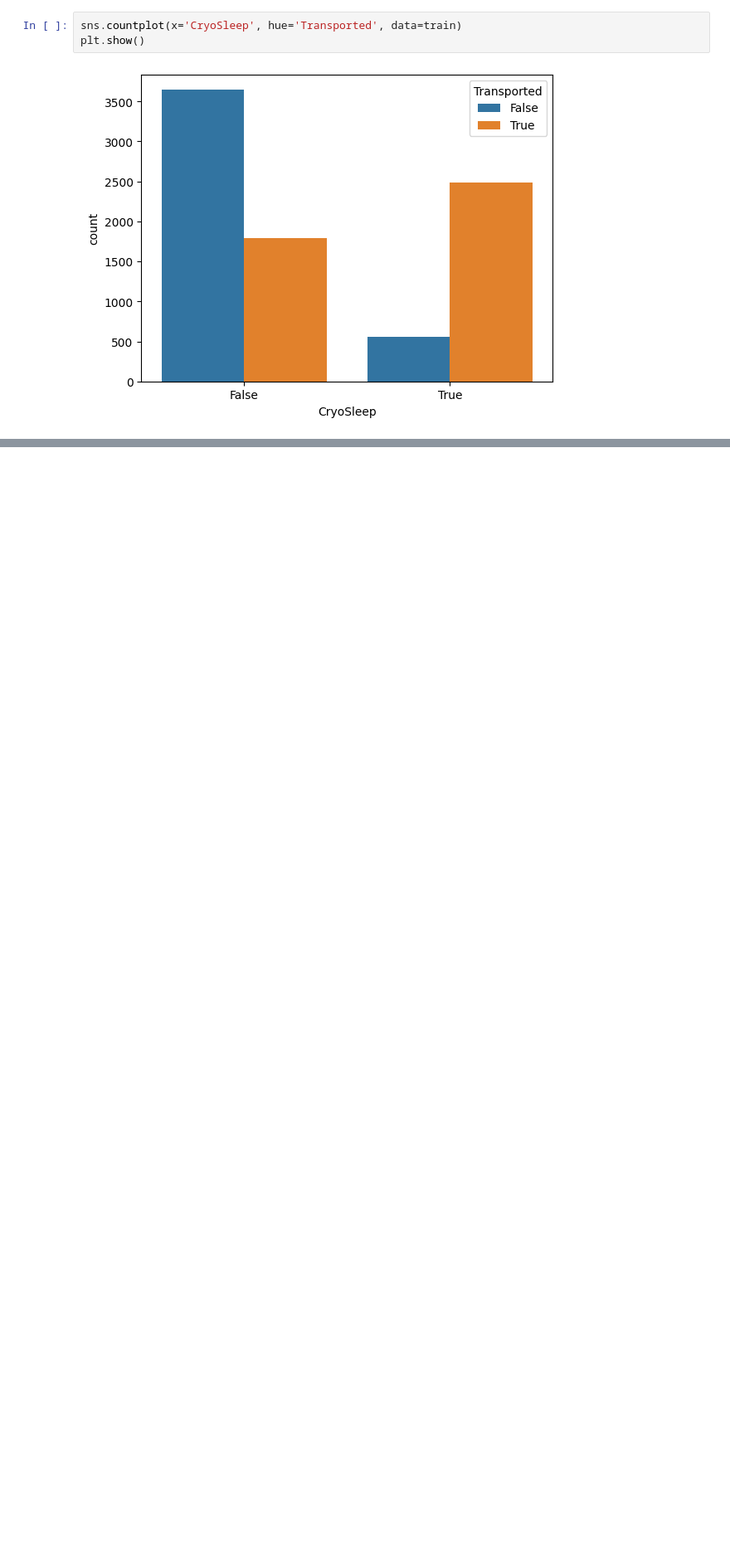
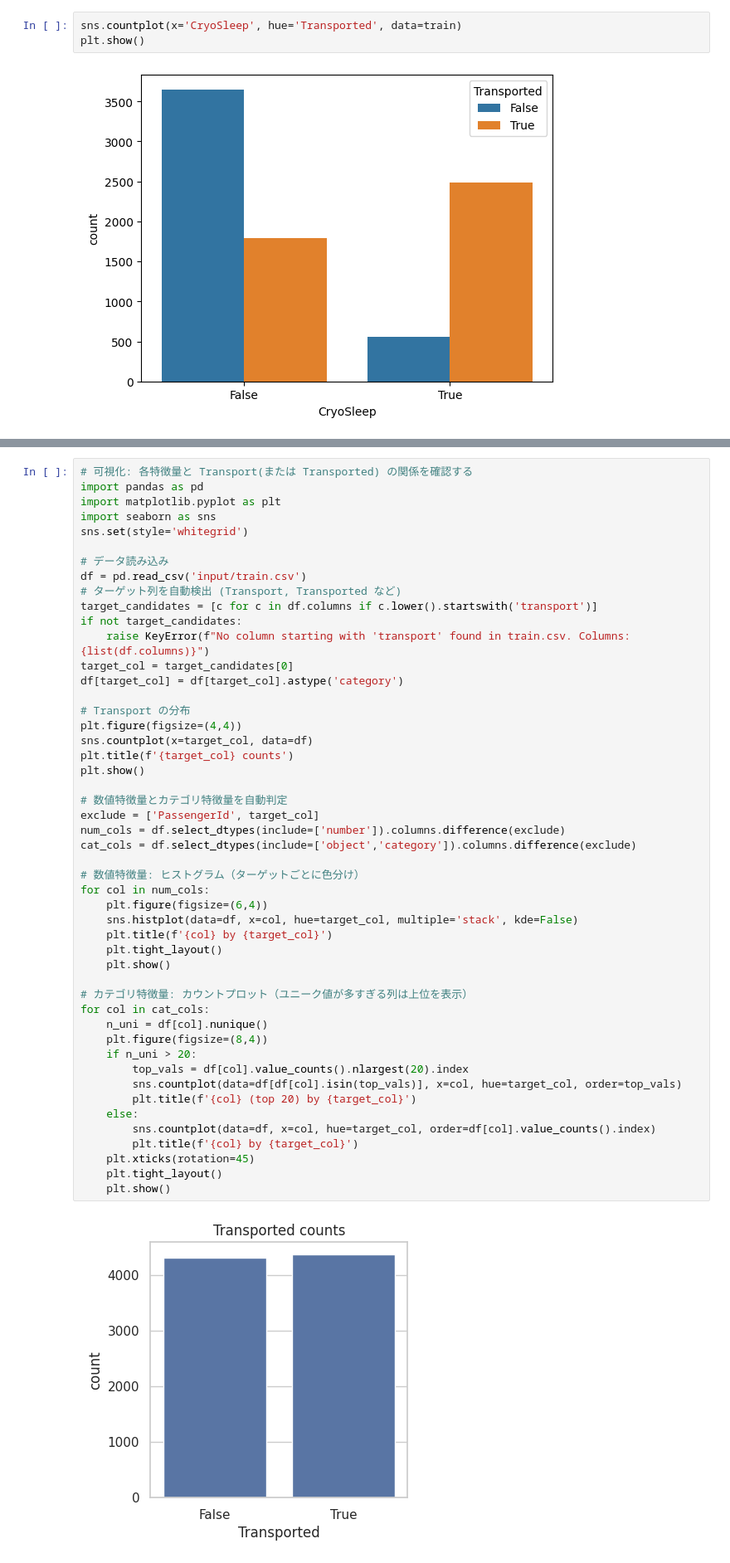
Before and after one commit to n-takano85/kaggle-practice, a Jupyter notebook: spaceship-titanic/s-titanic_EDA.ipynb, the cells around one changed output, grey strips where cells are left out. Shown at 83% size. Saved outputs shown, nothing was run; the diff lists cells and outputs as text; blank space fills up the shorter version.

```diff
--- a/spaceship-titanic/s-titanic_EDA.ipynb
+++ b/spaceship-titanic/s-titanic_EDA.ipynb
@@ -106,0 +109,51 @@ ValueError: Array shapes are incompatible for broadcasting.
+# %%
+# 可視化: 各特徴量と Transport(または Transported) の関係を確認する
+import pandas as pd
+import matplotlib.pyplot as plt
+import seaborn as sns
+sns.set(style='whitegrid')
+
+# データ読み込み
+df = pd.read_csv('input/train.csv')
+# ターゲット列を自動検出 (Transport, Transported など)
+target_candidates = [c for c in df.columns if c.lower().startswith('transport')]
+if not target_candidates:
+    raise KeyError(f"No column starting with 'transport' found in train.csv. Columns: {list(df.columns)}")
+target_col = target_candidates[0]
+df[target_col] = df[target_col].astype('category')
+
+# Transport の分布
+plt.figure(figsize=(4,4))
+sns.countplot(x=target_col, data=df)
+plt.title(f'{target_col} counts')
+plt.show()
+
+# 数値特徴量とカテゴリ特徴量を自動判定
+exclude = ['PassengerId', target_col]
+num_cols = df.select_dtypes(include=['number']).columns.difference(exclude)
+cat_cols = df.select_dtypes(include=['object','category']).columns.difference(exclude)
+
+# 数値特徴量: ヒストグラム（ターゲットごとに色分け）
+for col in num_cols:
+    plt.figure(figsize=(6,4))
+    sns.histplot(data=df, x=col, hue=target_col, multiple='stack', kde=False)
+    plt.title(f'{col} by {target_col}')
+    plt.tight_layout()
+    plt.show()
+
+# カテゴリ特徴量: カウントプロット（ユニーク値が多すぎる列は上位を表示）
+for col in cat_cols:
+    n_uni = df[col].nunique()
+    plt.figure(figsize=(8,4))
+    if n_uni > 20:
+        top_vals = df[col].value_counts().nlargest(20).index
+        sns.countplot(data=df[df[col].isin(top_vals)], x=col, hue=target_col, order=top_vals)
+        plt.title(f'{col} (top 20) by {target_col}')
+    else:
+        sns.countplot(data=df, x=col, hue=target_col, order=df[col].value_counts().index)
+        plt.title(f'{col} by {target_col}')
+    plt.xticks(rotation=45)
+    plt.tight_layout()
+    plt.show()
+# %% [output]
+[figure, added]
```
Also changed, not shown: parts of 2 cells of this notebook, 1 other file.
